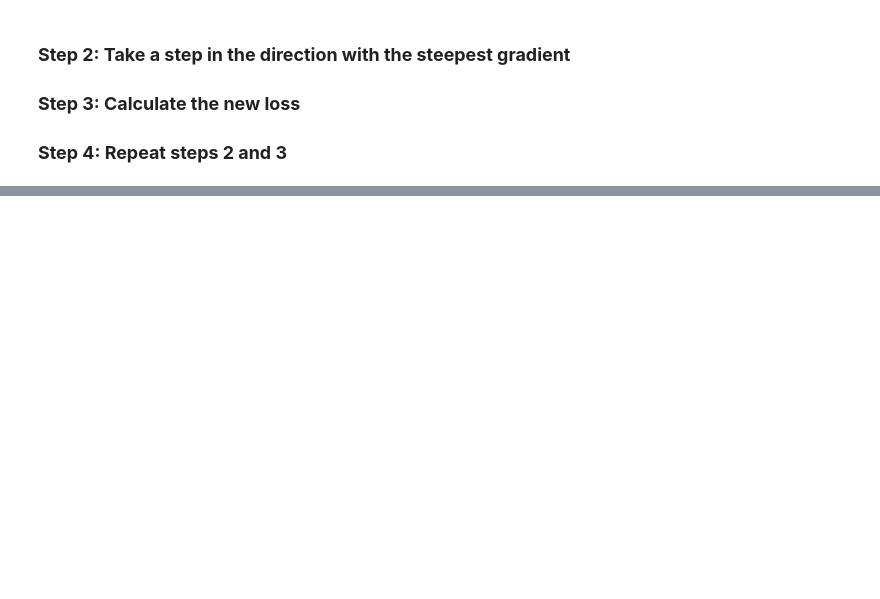
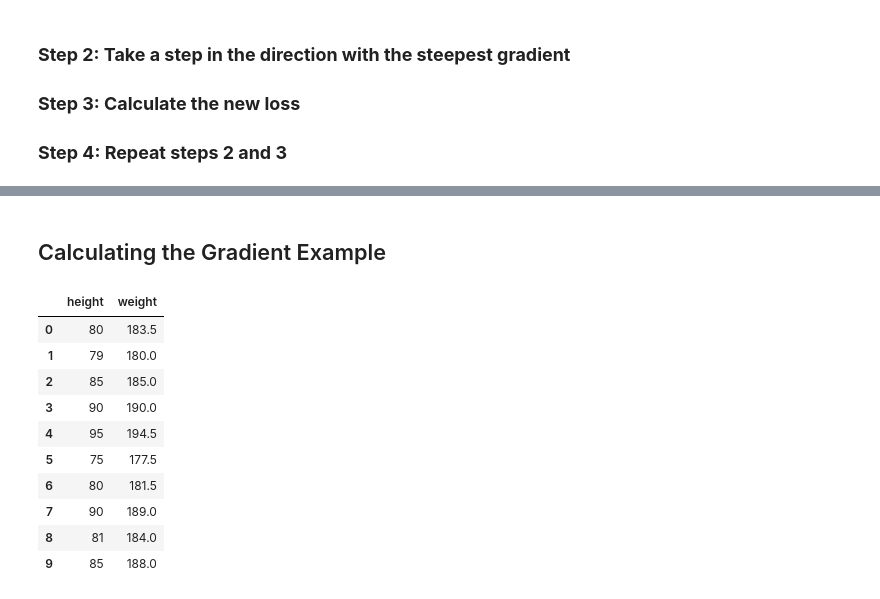
Before and after one commit to KOdunga/AIMLCourse, a Jupyter notebook: GradientDescent.ipynb, the cells around one changed output, grey strips where cells are left out. Drawn from its saved outputs; the diff is of its cells as text; code cells hidden in the pictures; blank space fills up the shorter version.

```diff
--- a/GradientDescent.ipynb
+++ b/GradientDescent.ipynb
@@ -83,0 +84,27 @@ Step 100: Weight:12655 Bias:10676 Loss = 12113560
+# %% [markdown]
+## Calculating the Gradient Example
+# %%
+import matplotlib.pyplot as plt
+import numpy as np
+import pandas as pd
+
+# Create DataFrame
+data = {'height':[80,79,85,90,95,75,80,90,81,85],
+        'weight':[183.5,180,185,190,194.5,177.5,181.5,189,184,188]}
+data = pd.DataFrame(data)
+
+x=data["height"]
+y=data["weight"]
+data
+# %% [output]
+|  | height | weight |
+| 0 | 80 | 183.5 |
+| 1 | 79 | 180.0 |
+| 2 | 85 | 185.0 |
+| 3 | 90 | 190.0 |
+| 4 | 95 | 194.5 |
+| 5 | 75 | 177.5 |
+| 6 | 80 | 181.5 |
+| 7 | 90 | 189.0 |
+| 8 | 81 | 184.0 |
+| 9 | 85 | 188.0 |
```
Also changed, not shown: parts of 22 cells of this notebook.
